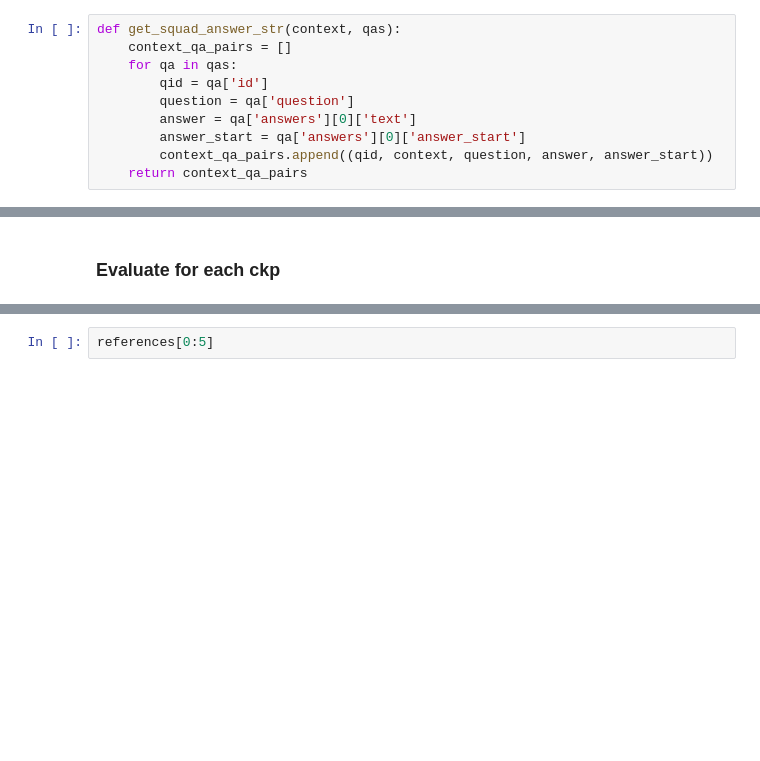
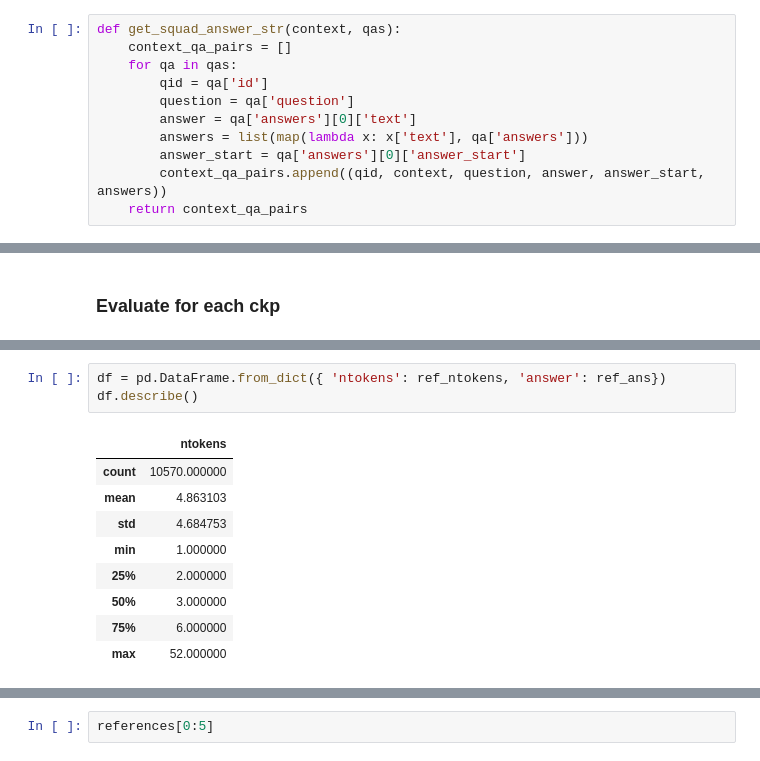
Before and after one commit to lalital/CL-ReLKT, a Jupyter notebook: mrc_training/notebooks/evaluation_mT5.ipynb, the cells around one changed output, grey strips where cells are left out. Cells and saved outputs as stored; diff of their text form; blank space fills up the shorter version.

```diff
--- a/mrc_training/notebooks/evaluation_mT5.ipynb
+++ b/mrc_training/notebooks/evaluation_mT5.ipynb
@@ -216,8 +568,9 @@ def get_squad_answer_str(context, qas):
         qid = qa['id']
         question = qa['question']
         answer = qa['answers'][0]['text']
+        answers = list(map(lambda x: x['text'], qa['answers']))
         answer_start = qa['answers'][0]['answer_start']
-        context_qa_pairs.append((qid, context, question, answer, answer_start))
+        context_qa_pairs.append((qid, context, question, answer, answer_start, answers))
     return context_qa_pairs
 # %%
 squad_dataset = defaultdict(lambda : dict())
@@ -448,0 +846,13 @@ evaluate(references[:len(answers)], predictions=answers)
+# %%
+df = pd.DataFrame.from_dict({ 'ntokens': ref_ntokens, 'answer': ref_ans})
+df.describe()
+# %% [output]
+|  | ntokens |
+| count | 10570.000000 |
+| mean | 4.863103 |
+| std | 4.684753 |
+| min | 1.000000 |
+| 25% | 2.000000 |
+| 50% | 3.000000 |
+| 75% | 6.000000 |
+| max | 52.000000 |
```
Also changed, not shown: parts of 72 cells of this notebook, 1 other file.
